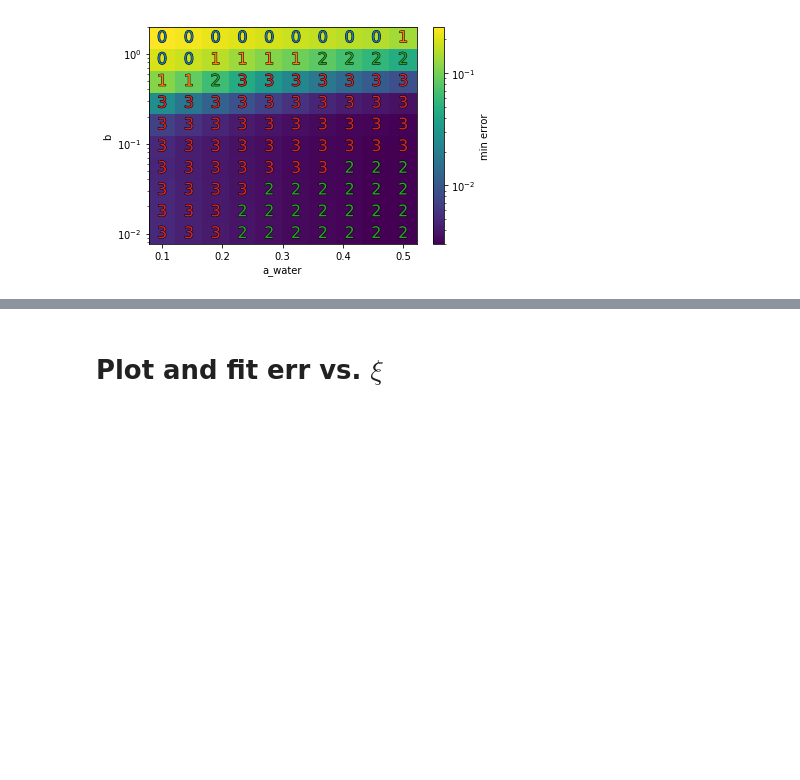
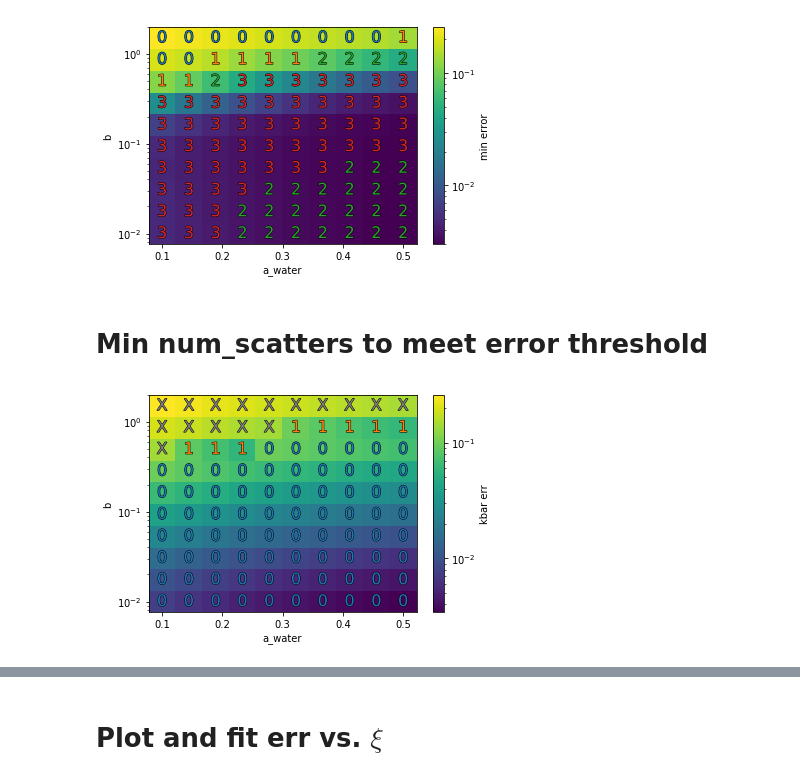
Before and after one commit to OliverEvans96/kelp, a Jupyter notebook: code/python/VerificationOfCalculations.ipynb, the cells around one changed output, grey strips where cells are left out. Saved outputs shown, nothing was run; the diff lists cells and outputs as text; code cells hidden in the pictures; blank space fills up the shorter version.

```diff
--- a/code/python/VerificationOfCalculations.ipynb
+++ b/code/python/VerificationOfCalculations.ipynb
@@ -1843,0 +1838,42 @@ Running 26 new / 5000 total requested tasks.
+# %%
+base_dir = os.path.join(os.environ['SCRATCH'], 'kelp-results')
+# base_dir = '/home/oliver/academic/research/kelp-results'
+
+#ns_list = np.logspace(1, 2, 11, base=10).astype(int)[:-1] # Don't do ns=100 - too big
+#ns_list = np.logspace(3, 7, base=2).astype(int)
+ns_list = [8,16,32,48,64,72][::-1]
+na_list = [4,6,8,10][::-1]
+#b_list = np.logspace(-3.0, -1, 4)
+#b_list = np.logspace(np.log10(1e-1), np.log10(5e-1), 10)
+#b_list = np.logspace(np.log10(5e-1), np.log10(2.5), 10)[1:]
+#a_water_list = np.linspace(0.1, 0.5, 10)
+#b_list = np.logspace(np.log10(1e-2), np.log10(1.5), 10)
+a_water = 0.179
+b = 0.219
+
+num_scatters = 0
+
+kelp_dist = 'top-heavy'
+do_fd = True
+
+#num_threads = 32
+num_threads = None
+
+study_name = 'real_kelp_grid_study_{}x{}_haoce11'.format(max(ns_list), max(na_list))
+study_dir = os.path.join(base_dir, study_name)
+
+combine_thread, gs_fut = kelp_compute.full_grid_study_compute_scalar_metrics(
+    study_name,
+    ns_list, na_list, a_water, b, num_scatters,
+    kelp_dist, do_fd,
+    fr=5.0,
+    absorptance_kelp=0.7,
+    length_std=1.0,
+    blur_radius=0.1,
+    I0=50.0,
+    decay=1.0,
+    vsf_type='linear',
+    lis_opts=None, num_threads=num_threads,
+    base_dir=base_dir,
+    dry_run=False
+)
@@ -2055,3 +2093,5 @@ for i, a_water in enumerate(a_water_list):
         #t2 = plt.text(x, y, s, fontsize=16, ha='center', va='center')
 # %% [output]
 [figure]
+# %% [markdown]
+# Min num_scatters to meet error threshold
@@ -2057,0 +2145,5 @@ for i, a_water in enumerate(a_water_list):
+# %%
+er_thres=1e-1
+plot_kbar_data(er_thres, tot_err_arr)
+# %% [output]
+[figure, added]
```
Also changed, not shown: parts of 53 cells of this notebook.
